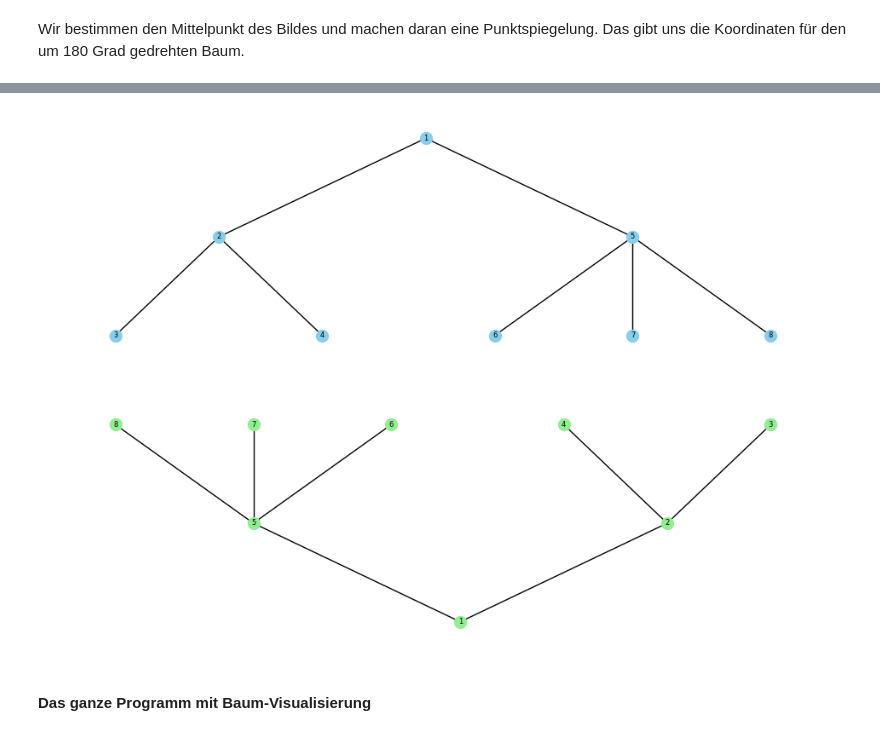
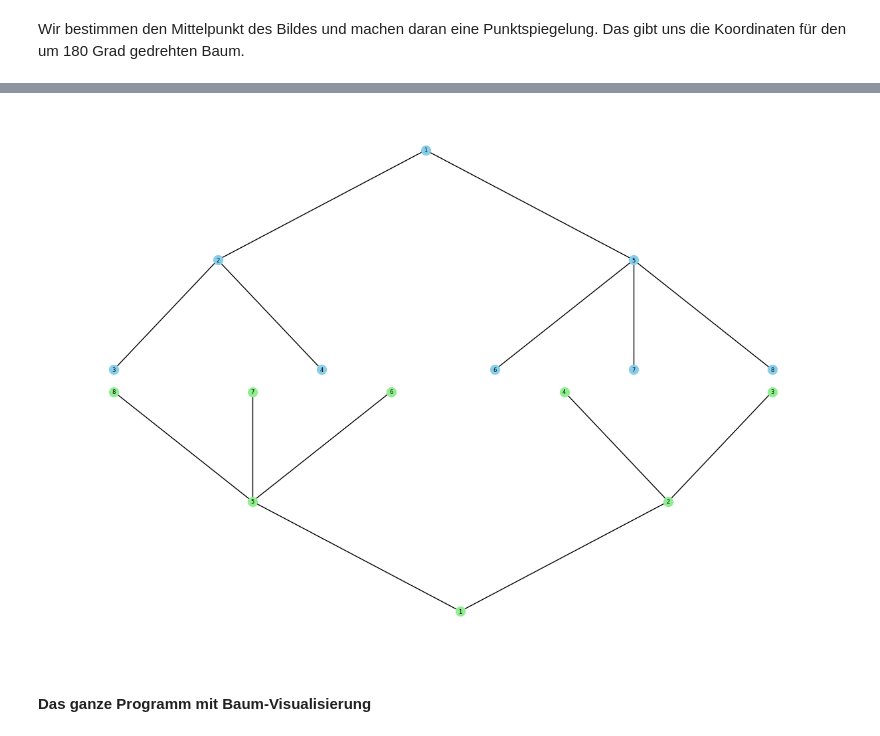
Before and after one commit to ktheu/Programmierwettbewerbe, a Jupyter notebook: bwinf1/drehfreudig/drehfreudig.ipynb, the cells around one changed output, grey strips where cells are left out. Cells and saved outputs as stored; diff of their text form; code cells hidden in the pictures.

```diff
--- a/bwinf1/drehfreudig/drehfreudig.ipynb
+++ b/bwinf1/drehfreudig/drehfreudig.ipynb
@@ -238,17 +251,9 @@ Wir gehen den Baum Ebene für Ebene durch und bestimmen mittels der Breite des K
-# %%
-pos = {u: 0 for u in G}
-level = 1
-ebene = [1]
-nextebene = []
-while ebene:
-    x = 0
-    for u in ebene:
-        pos[u] = (x+breite[u]/2,-level)
-        x+=breite[u]
-        for v in G[u]:
-            nextebene.append(v)
-    level+=1
-    ebene = nextebene
-    nextebene = []
 # %%
-pos
+pos = {u: 0 for u in G}
+def dfs1(u):
+    x, y = pos[u]
+    for i, v in enumerate(G[u]):
+        pos[v] = (x-breite[u]/2 + i*breite[v] + breite[v]/2, y-1)
+        dfs1(v)
+pos[1] = (0.5,0)
+dfs1(1)
@@ -280,11 +297,7 @@ Wir bestimmen den Mittelpunkt des Bildes und machen daran eine Punktspiegelung.
 # %%
-xs = [x for x, y in pos.values()]
-ys = [y for x, y in pos.values()]
-
-cx = (min(xs) + max(xs)) / 2
-cy = (min(ys) + max(ys)) / 2
-
-pos_rot = {
-    node: (2*cx - x, 2*cy - y)
-    for node, (x, y) in pos.items()
-}
+max_y_rot = max([y for x,y in pos_rot.values()])
+min_y     = min([y for x,y in pos.values()])
+diff = max_y_rot - min_y
+for k in pos_rot:
+    x, y = pos_rot[k]
+    pos_rot[k] = (x,y-diff-0.2)
@@ -291,26 +317,26 @@ pos_rot = {
 # %%
 plt.figure(figsize=(12, 8))
-plt.subplot(2, 1, 1)
+# plt.subplot(2, 1, 1)
 nx.draw(
     G1, pos,
     with_labels=True,
     node_size=100,
     node_color="skyblue",
     arrows=False,
     font_size=6
 )
-plt.subplot(2, 1, 2)
+# plt.subplot(2, 1, 2)
 nx.draw(
     G1, pos_rot,
     with_labels=True,
     node_size=100,
     node_color="lightgreen",
     arrows=False,
     font_size=6
 )
 plt.show()
 # %% [output]
-[figure, old version]
+[figure, new version]
 # %% [markdown]
 #### Das ganze Programm mit Baum-Visualisierung
 # %%
```
Also changed, not shown: parts of 13 cells of this notebook, 2 other files.
